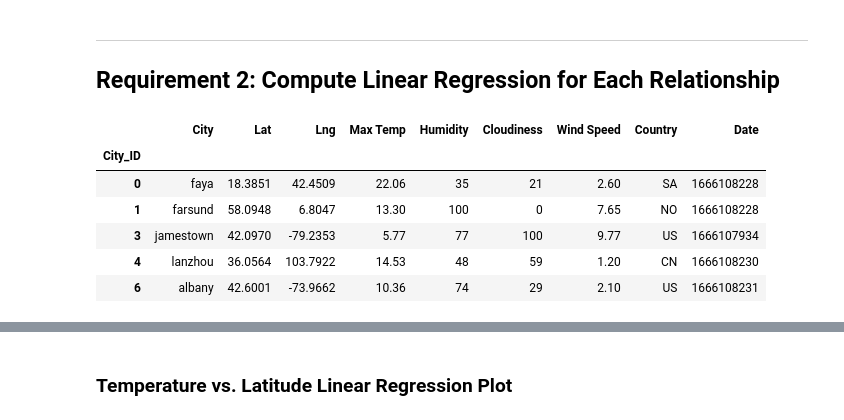
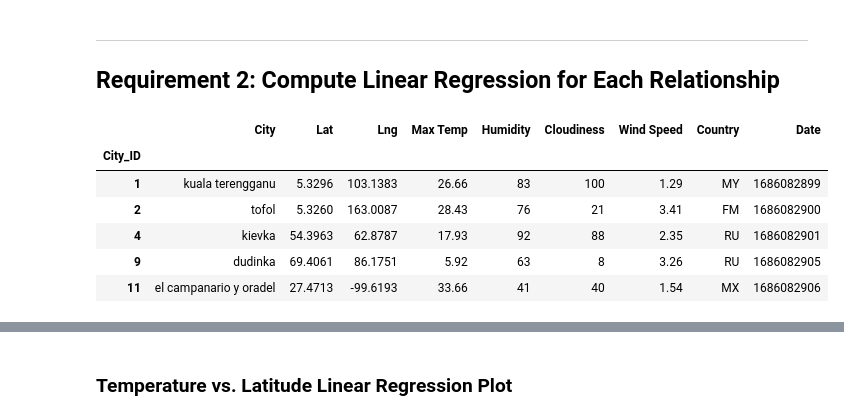
Before and after one commit to CharlesQuinn1/python-api-challenge, a Jupyter notebook: WeatherPy/WeatherPy.ipynb, the cells around one changed output, grey strips where cells are left out. Cells and saved outputs as stored; diff of their text form; code cells hidden in the pictures.

```diff
--- a/WeatherPy/WeatherPy.ipynb
+++ b/WeatherPy/WeatherPy.ipynb
@@ -259,16 +340,16 @@ plt.show()
 # %%
 # Create a DataFrame with the Northern Hemisphere data (Latitude >= 0)
-# YOUR CODE HERE
+northern_hemi_df = city_data_df[city_data_df['Lat'] >= 0]
 
 # Display sample data
 northern_hemi_df.head()
 # %% [output]
 |  | City | Lat | Lng | Max Temp | Humidity | Cloudiness | Wind Speed | Country | Date |
 | City_ID |  |  |  |  |  |  |  |  |  |
-| 0 | faya | 18.3851 | 42.4509 | 22.06 | 35 | 21 | 2.60 | SA | 1666108228 |
-| 1 | farsund | 58.0948 | 6.8047 | 13.30 | 100 | 0 | 7.65 | NO | 1666108228 |
-| 3 | jamestown | 42.0970 | -79.2353 | 5.77 | 77 | 100 | 9.77 | US | 1666107934 |
-| 4 | lanzhou | 36.0564 | 103.7922 | 14.53 | 48 | 59 | 1.20 | CN | 1666108230 |
-| 6 | albany | 42.6001 | -73.9662 | 10.36 | 74 | 29 | 2.10 | US | 1666108231 |
+| 1 | kuala terengganu | 5.3296 | 103.1383 | 26.66 | 83 | 100 | 1.29 | MY | 1686082899 |
+| 2 | tofol | 5.3260 | 163.0087 | 28.43 | 76 | 21 | 3.41 | FM | 1686082900 |
+| 4 | kievka | 54.3963 | 62.8787 | 17.93 | 92 | 88 | 2.35 | RU | 1686082901 |
+| 9 | dudinka | 69.4061 | 86.1751 | 5.92 | 63 | 8 | 3.26 | RU | 1686082905 |
+| 11 | el campanario y oradel | 27.4713 | -99.6193 | 33.66 | 41 | 40 | 1.54 | MX | 1686082906 |
 # %%
 # Create a DataFrame with the Southern Hemisphere data (Latitude < 0)
```
Also changed, not shown: parts of 32 cells of this notebook, 11 other files.
